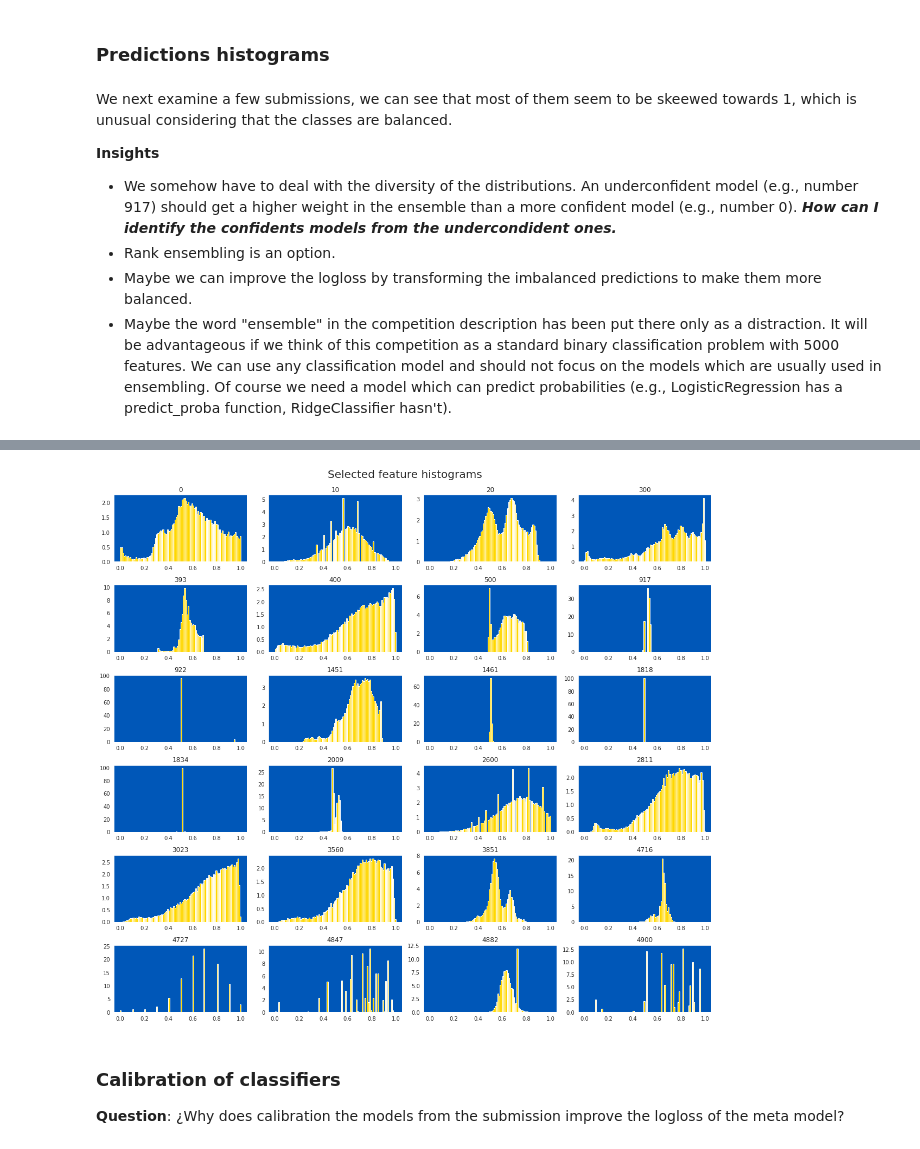
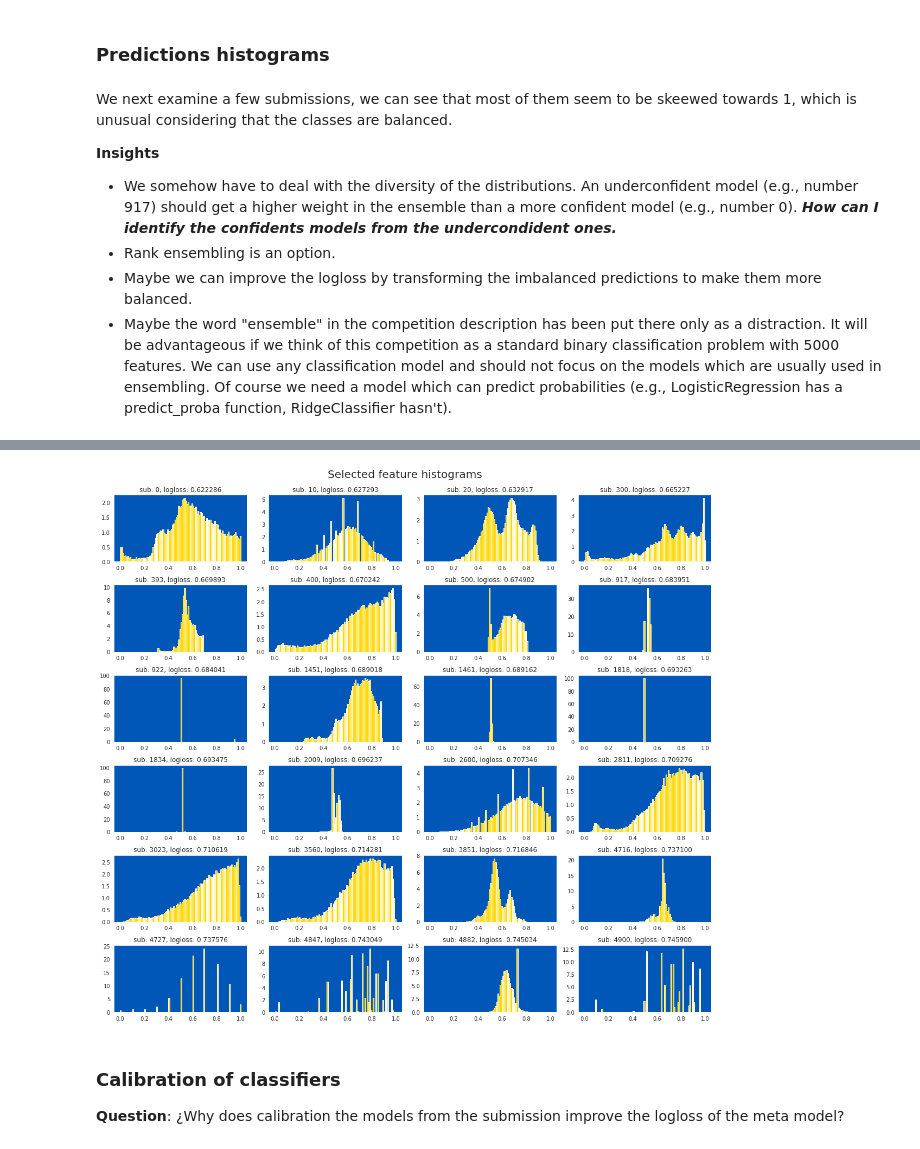
Before and after one commit to DavidFM43/Kaggle-Competitions, a Jupyter notebook: tpsnov22.ipynb, the cells around one changed output, grey strips where cells are left out. Cells and saved outputs as stored; diff of their text form; code cells hidden in the pictures.

```diff
--- a/tpsnov22.ipynb
+++ b/tpsnov22.ipynb
@@ -127,47 +126,23 @@ We next examine a few submissions, we can see that most of them seem to be skeew
 
 **Insights**
 
-- We somehow have to deal with the diversity of the distributions. An underconfident model (e.g., number 917) should get a higher weight in the ensemble than a more confident model (e.g., number 0). **_How can I identify the confidents models from the undercondident ones._**
+- We somehow have to deal with the diversity of the distributions. An underconfident model (e.g., number 917) should get a higher weight in the ensemble than a more confident model (e.g., number 0). ___How can I identify the confidents models from the undercondident ones.___
 - Rank ensembling is an option.
 - Maybe we can improve the logloss by transforming the imbalanced predictions to make them more balanced.
 - Maybe the word "ensemble" in the competition description has been put there only as a distraction. It will be advantageous if we think of this competition as a standard binary classification problem with 5000 features. We can use any classification model and should not focus on the models which are usually used in ensembling. Of course we need a model which can predict probabilities (e.g., LogisticRegression has a predict_proba function, RidgeClassifier hasn't).
 # %%
-# code extracted from Ambros notebook
+# code extracted from AmbrosM notebook
 
-sample_subs = [
-    0,
-    10,
-    20,
-    300,
-    393,
-    400,
-    500,
-    917,
-    922,
-    1451,
-    1461,
-    1818,
-    1834,
-    2009,
-    2600,
-    2811,
-    3023,
-    3560,
-    3851,
-    4716,
-    4727,
-    4847,
-    4882,
-    4900,
-]
+sample_subs = [0, 10, 20, 300, 393, 400, 500, 917,
+               922, 1451, 1461, 1818, 1834, 2009, 2600, 2811,
+               3023, 3560, 3851, 4716, 4727, 4847, 4882, 4900]
 _, axs = plt.subplots(6, 4, figsize=(16, 14))
 axs = axs.ravel()
 for i, sub in enumerate(sample_subs):
-    axs[i].hist(X[:, sub], range=(0, 1), bins=100, density=True, color="#ffd700")
-    axs[i].set_title(f"{sub}")
-    axs[i].set_facecolor("#0057b8")  # blue
-    print(f"sub {sub} validation log-loss: {log_loss(y, X[:20_000,sub])}")
+    axs[i].hist(X[:,sub], range=(0, 1), bins=100, density=True, color='#ffd700')
+    axs[i].set_title(f"sub: {sub}, logloss: {log_loss(y, X[:20_000,sub]):5f}")
+    axs[i].set_facecolor('#0057b8') # blue
 plt.tight_layout(h_pad=1.0)
-plt.suptitle("Selected feature histograms", y=1.02, fontsize=20)
+plt.suptitle('Selected feature histograms', y=1.02, fontsize=20)
 plt.show()
 # %% [output]
@@ -191,4 +149,4 @@ sub 4900 validation log-loss: 0.7458999895207215
-[figure, old version]
+[figure, new version]
 # %% [markdown]
 ### Calibration of classifiers
 
```
Also changed, not shown: parts of 45 cells of this notebook.
